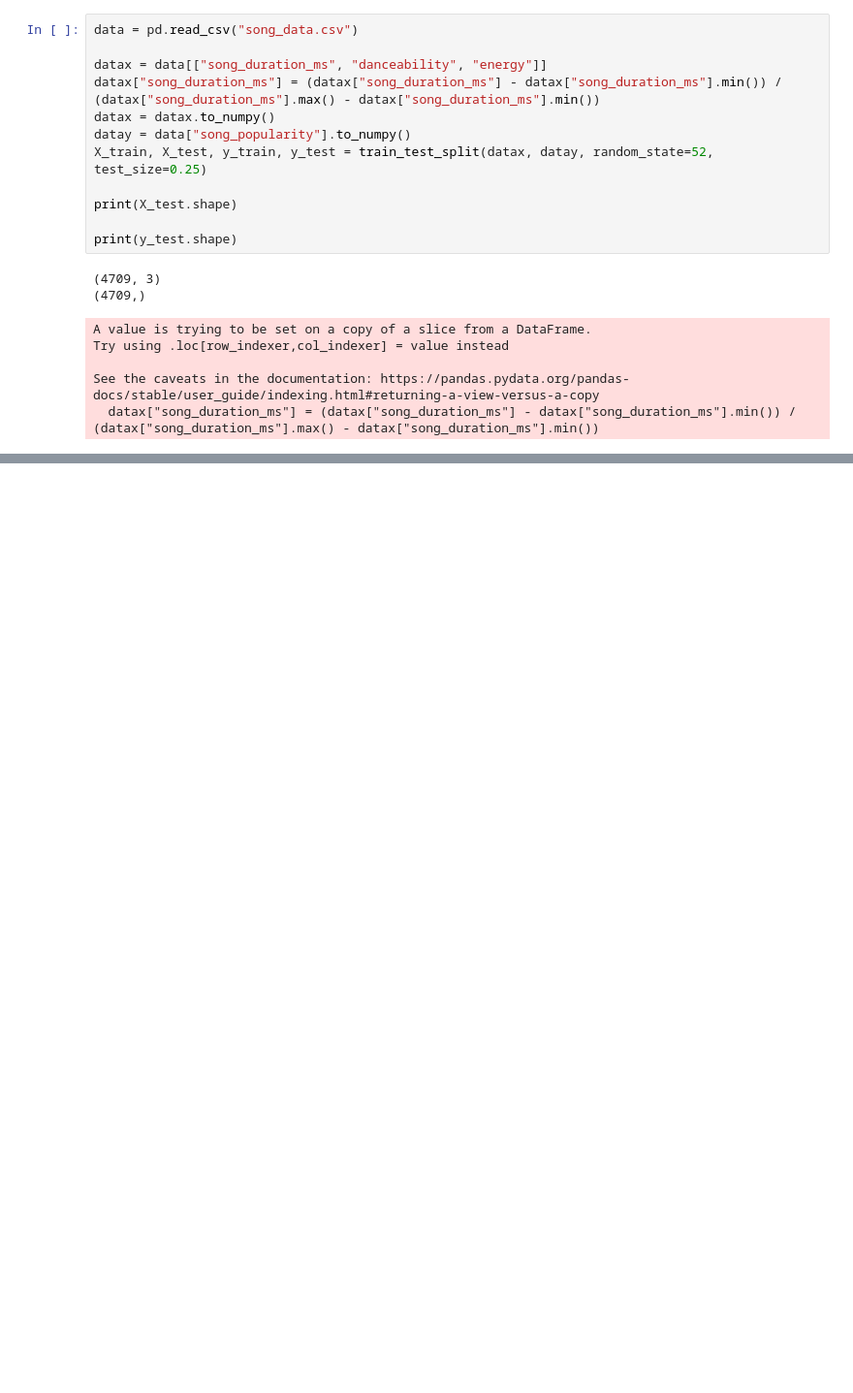
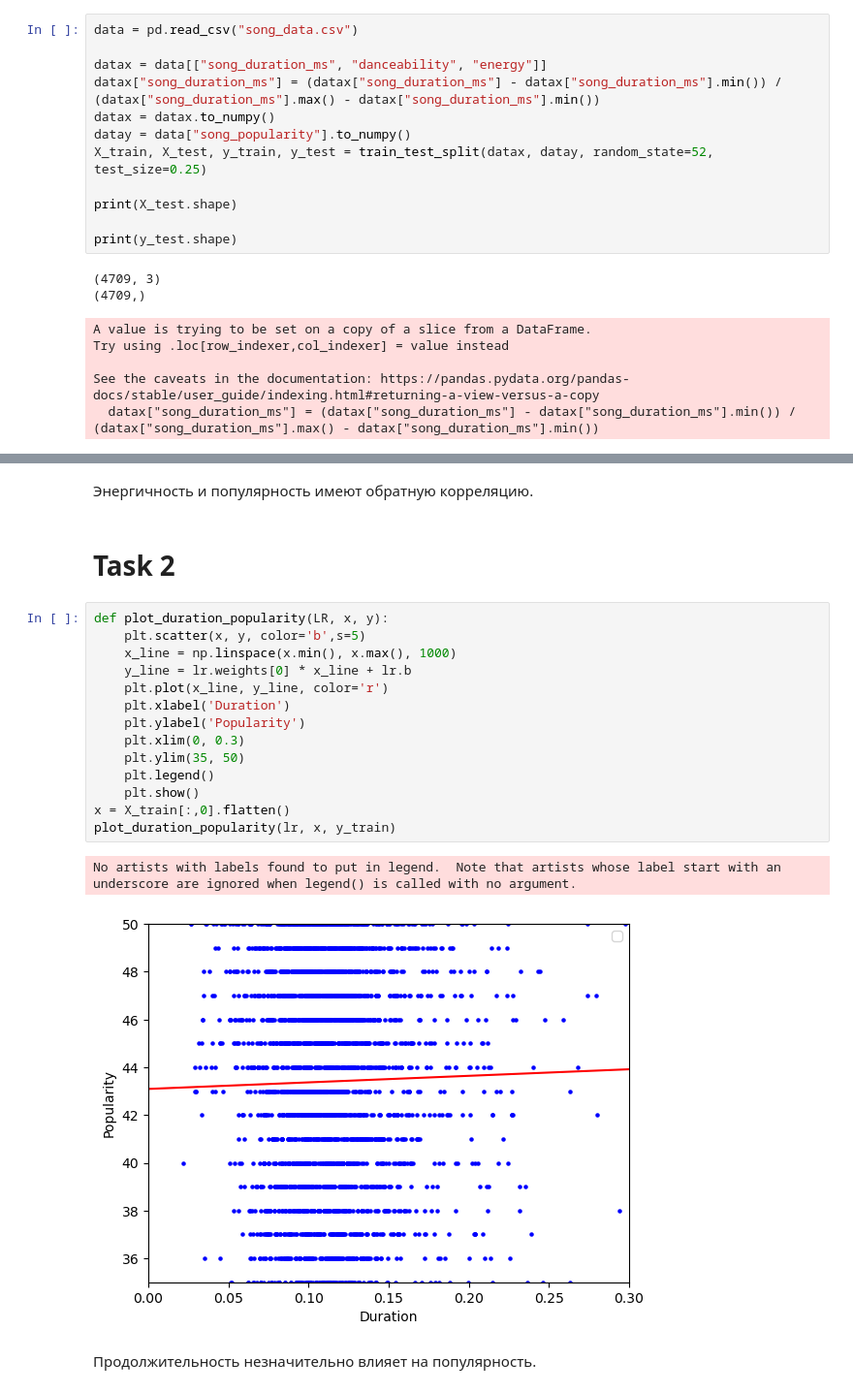
Before and after one commit to AntonSexov/statistics, a Jupyter notebook: lab5_1/main.ipynb, the cells around one changed output, grey strips where cells are left out. Shown at 97% size. Saved outputs shown, nothing was run; the diff lists cells and outputs as text; blank space fills up the shorter version.

```diff
--- a/lab5_1/main.ipynb
+++ b/lab5_1/main.ipynb
@@ -77,0 +130,23 @@ plt.show()
+# %% [markdown]
+Энергичность и популярность имеют обратную корреляцию.
+# %% [markdown]
+# Task 2
+# %%
+def plot_duration_popularity(LR, x, y):
+    plt.scatter(x, y, color='b',s=5)
+    x_line = np.linspace(x.min(), x.max(), 1000)
+    y_line = lr.weights[0] * x_line + lr.b
+    plt.plot(x_line, y_line, color='r')
+    plt.xlabel('Duration')
+    plt.ylabel('Popularity')
+    plt.xlim(0, 0.3)
+    plt.ylim(35, 50)
+    plt.legend()
+    plt.show()
+x = X_train[:,0].flatten()
+plot_duration_popularity(lr, x, y_train)
+# %% [output]
+No artists with labels found to put in legend.  Note that artists whose label start with an underscore are ignored when legend() is called with no argument.
+[figure, added]
+# %% [markdown]
+Продолжительность незначительно влияет на популярность.
```
Also changed, not shown: parts of 7 cells of this notebook.
